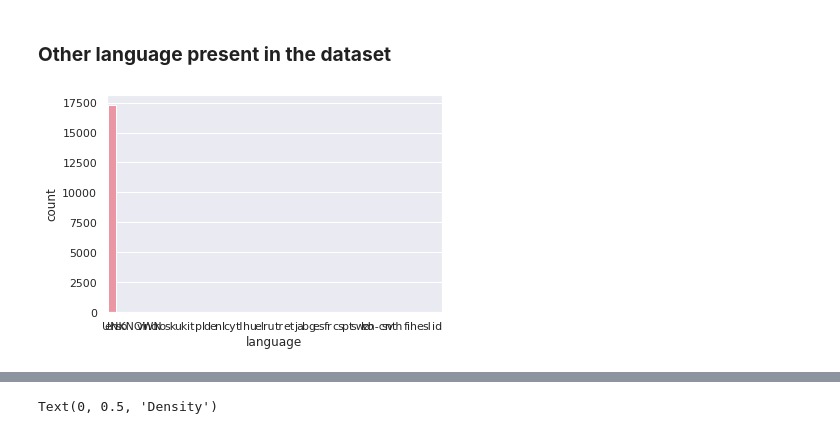
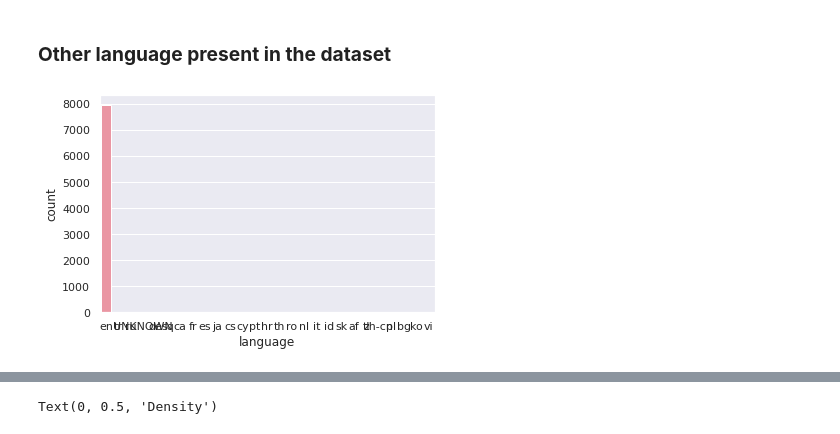
Before and after one commit to DB11051998/gamereview-sentiment, a Jupyter notebook: gamereview.ipynb, the cells around one changed output, grey strips where cells are left out. Cells and saved outputs as stored; diff of their text form; code cells hidden in the pictures.

```diff
--- a/gamereview.ipynb
+++ b/gamereview.ipynb
@@ -141,12 +153,12 @@ def spa_detect(df):
   doc = nlp(df)
   return(doc._.language['language'])
 # %%
-x=df_train.user_review.apply(spa_detect)
+x=df_test.user_review.apply(spa_detect)
 # %%
 #df_train.user_review.apply(no_of_words)
-df_train['language']=x
+df_test['language']=x
 # %%
 sns.set(style="darkgrid")
-ax = sns.countplot(x="language", data=df_train)
+ax = sns.countplot(x="language", data=df_test)
 # %% [output]
-[figure, old version]
+[figure, new version]
```
Also changed, not shown: parts of 53 cells of this notebook.
